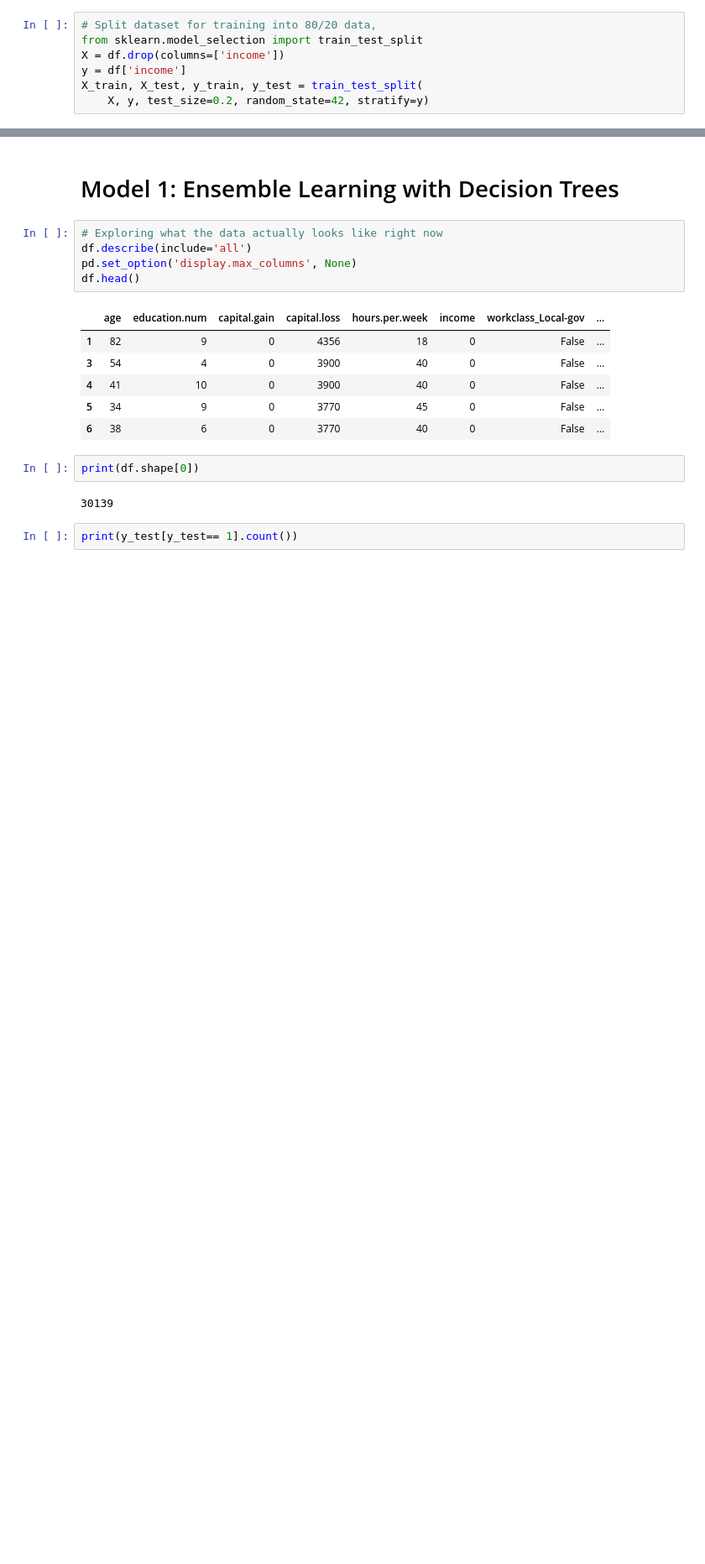
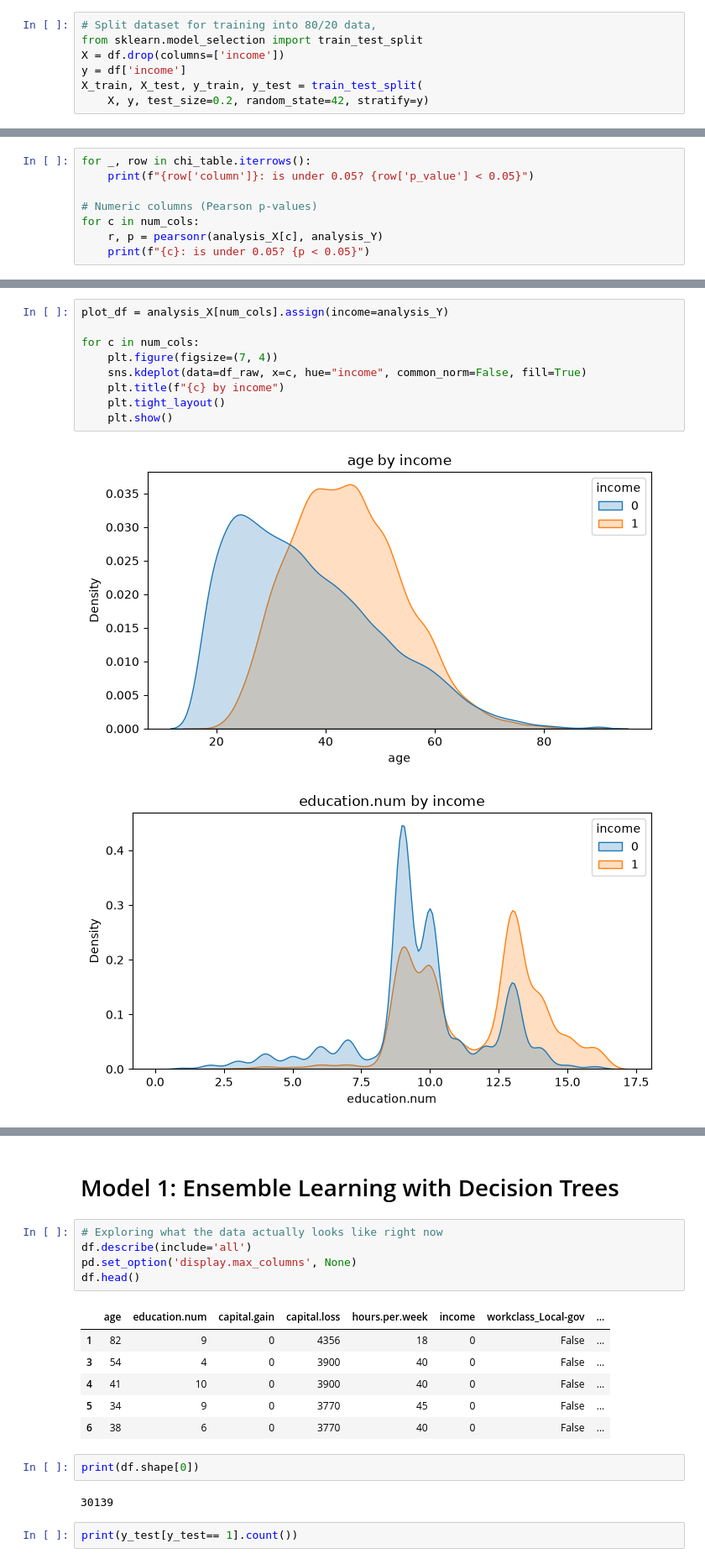
Before and after one commit to LouisUF/Intro-To-ML-Project, a Jupyter notebook: Term Project Group 19.ipynb, the cells around one changed output, grey strips where cells are left out. Shown at 84% size. Saved outputs shown, nothing was run; the diff lists cells and outputs as text; blank space fills up the shorter version.

```diff
--- a/Term Project Group 19.ipynb
+++ b/Term Project Group 19.ipynb
@@ -117,0 +207,8 @@ Name: count, dtype: int64
+# %%
+for _, row in chi_table.iterrows():
+    print(f"{row['column']}: is under 0.05? {row['p_value'] < 0.05}")
+
+# Numeric columns (Pearson p-values)
+for c in num_cols:
+    r, p = pearsonr(analysis_X[c], analysis_Y)
+    print(f"{c}: is under 0.05? {p < 0.05}")
@@ -117,0 +228,12 @@ Name: count, dtype: int64
+# %%
+plot_df = analysis_X[num_cols].assign(income=analysis_Y)
+
+for c in num_cols:
+    plt.figure(figsize=(7, 4))
+    sns.kdeplot(data=df_raw, x=c, hue="income", common_norm=False, fill=True)
+    plt.title(f"{c} by income")
+    plt.tight_layout()
+    plt.show()
+# %% [output]
+[figure, added]
+[figure, added]
```
Also changed, not shown: parts of 41 cells of this notebook.
